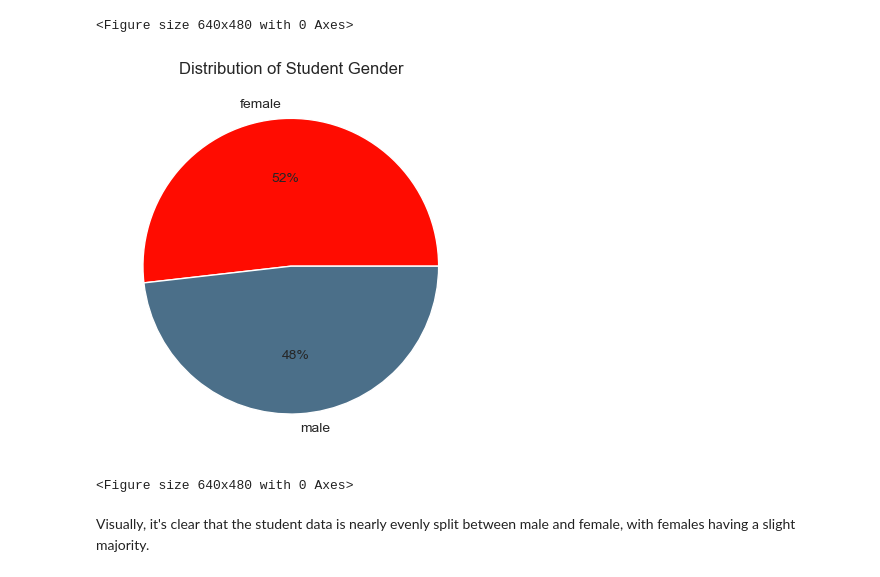
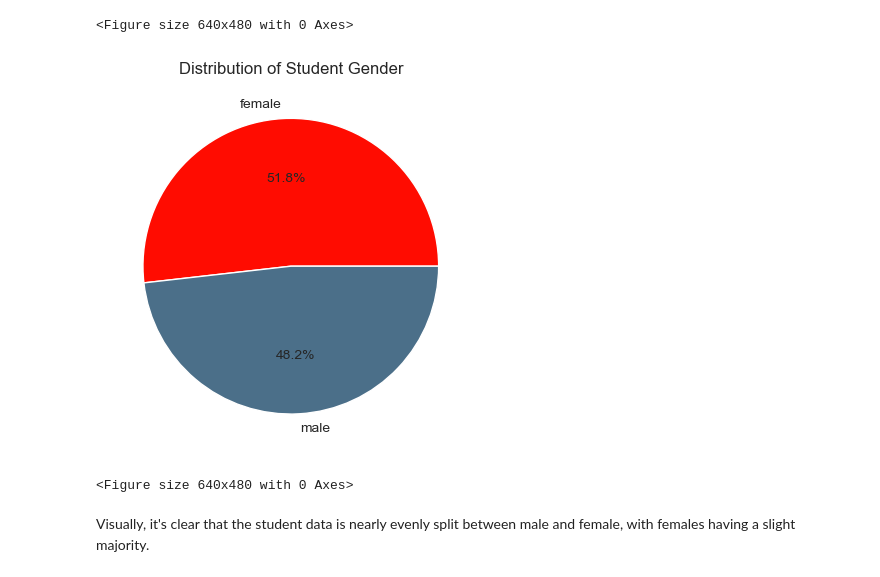
Before and after one commit to ajgafford/Student-Exam-Performance, a Jupyter notebook: Student-Exam-Performance-Analysis.ipynb, the cells around one changed output. Drawn from its saved outputs; the diff is of its cells as text; code cells hidden in the pictures.

```diff
--- a/Student-Exam-Performance-Analysis.ipynb
+++ b/Student-Exam-Performance-Analysis.ipynb
@@ -197,14 +197,14 @@ plt.clf()
 # %%
 # create a pie chart to display
 # the proportion of students by gender
 
-df.gender.value_counts().plot.pie(colors=['#FF0C01', '#4B6F89'], autopct='%.0f%%')
+df.gender.value_counts().plot.pie(colors=['#FF0C01', '#4B6F89'], autopct='%1.1f%%')
 plt.title('Distribution of Student Gender')
 plt.ylabel('')
 plt.show()
 plt.clf()
 # %% [output]
-[figure, old version]
+[figure, new version]
 <Figure size 640x480 with 0 Axes>
 # %% [markdown]
 Visually, it's clear that the student data is nearly evenly split between male and female, with females having a slight majority.
```
Also changed, not shown: parts of 2 cells of this notebook.
